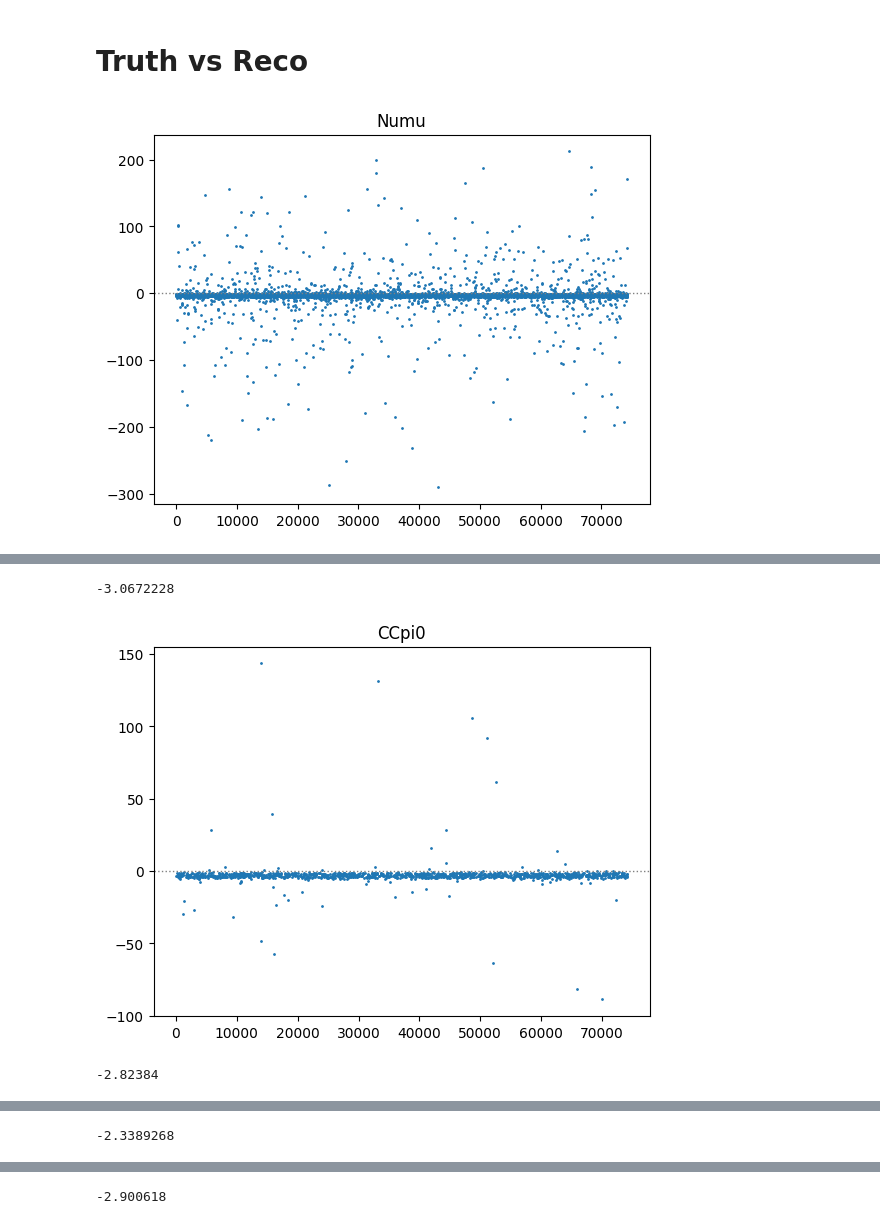
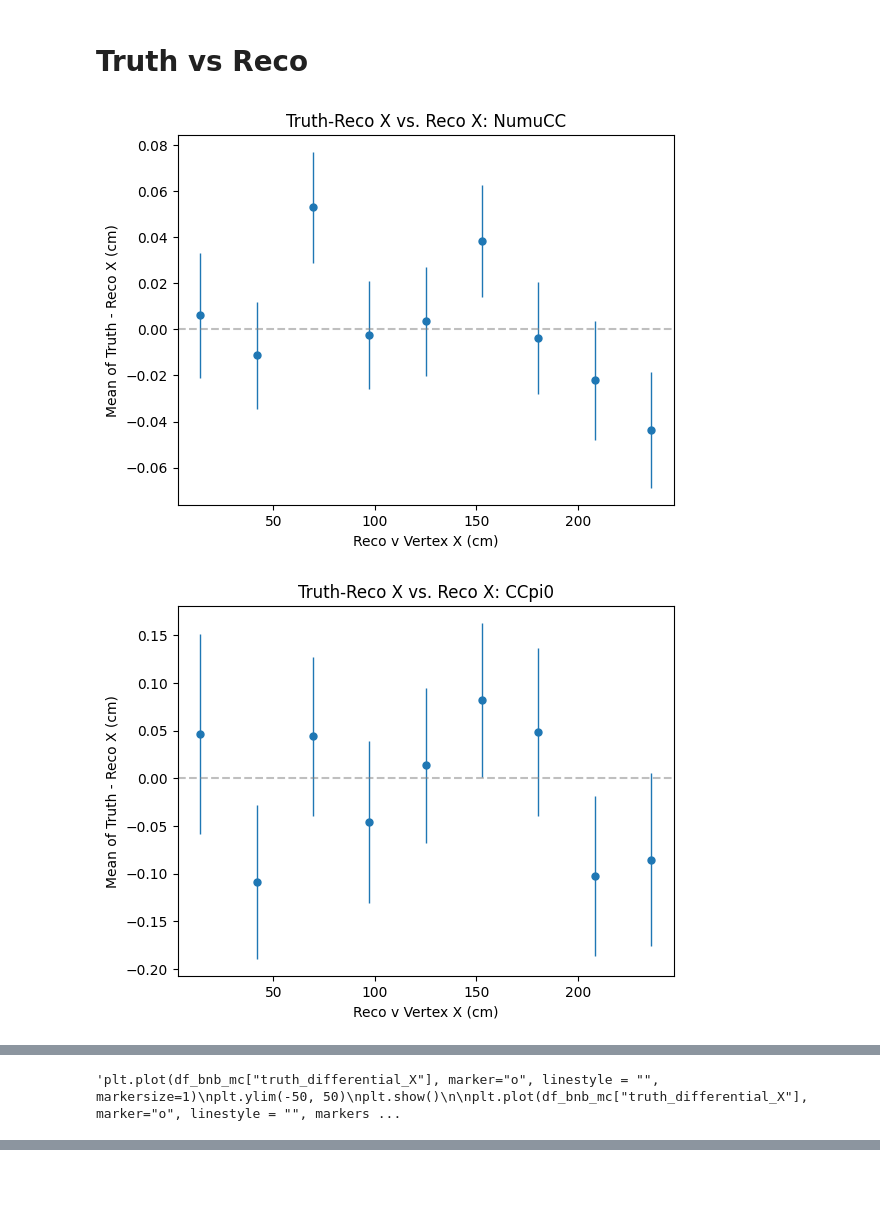
Before and after one commit to yottabyte9/uBoone, a Jupyter notebook: test_mc.ipynb, the cells around one changed output, grey strips where cells are left out. Drawn from its saved outputs; the diff is of its cells as text; code cells hidden in the pictures; blank space fills up the shorter version.

```diff
--- a/test_mc.ipynb
+++ b/test_mc.ipynb
@@ -178,7 +178,7 @@ def load_bnb_data(bnb_data_1_filename):
     df_bnb_data = df_bnb_data.query("evtTimeNS>0")
     return df_bnb_data
 
-df_bnb_mc = load_bnb_data("vg15_52_1.root")
+df_bnb_mc = load_bnb_data("vg13_max15.root")
 # %%
 df_bnb_mc_orig = pd.read_pickle("../df_bnb_new_mc_velocity_full.pkl")
 # %% [markdown]
@@ -229,7 +229,7 @@ def merge_time(df):
             continue
 
         gap=bnb_gap
-        Shift=-4.0869+0.1295+18.936/2
+        Shift=-4.1692+bnb_gap*0.5+0.1723
         TThelp=0
 
         TThelp = evtTimeNS[i]-Shift+gap*0.5
@@ -1283,3 +1334,6 @@ plt.show()
 [figure]
 # %% [markdown]
 # Truth vs Reco
+# %%
+df_bnb_mc["truth_differential_X"] = df_bnb_mc["truth_corr_nuvtxX"] - df_bnb_mc["reco_nuvtxX"]
+df_bnb_mc["truth_differential_abs_X"] = np.abs(df_bnb_mc["truth_differential_X"])
@@ -1286,30 +1366,25 @@ plt.show()
 # %%
-plt.plot(df_bnb_mc.query("numu_score > 0.9")["truth_vtxX"]-df_bnb_mc.query("numu_score > 0.9")["reco_nuvtxX"], marker="o", linestyle = "", markersize=1)
-plt.axhline(0, color='gray', linestyle=':', linewidth=1)
-plt.title("Numu")
+plot_truth_diff_vs_reco_x("truth_differential_X", np.linspace(0, 250, 10), "numu_score > 0.9")
 plt.show()
-total_diff = (df_bnb_mc.query("numu_score > 0.9")["truth_vtxX"] - df_bnb_mc.query("numu_score > 0.9")["reco_nuvtxX"]).sum()
-print(total_diff/len(df_bnb_mc.query("numu_score > 0.9")))
 
-plt.plot(df_bnb_mc.query(CCpi0_query)["truth_vtxX"]-df_bnb_mc.query(CCpi0_query)["reco_nuvtxX"], marker="o", linestyle = "", markersize=1)
-plt.axhline(0, color='gray', linestyle=':', linewidth=1)
-plt.title("CCpi0")
+plot_truth_diff_vs_reco_x("truth_differential_X", np.linspace(0, 250, 10), CCpi0_query)
 plt.show()
-total_diff = (df_bnb_mc.query(CCpi0_query)["truth_vtxX"] - df_bnb_mc.query(CCpi0_query)["reco_nuvtxX"]).sum()
-print(total_diff/len(df_bnb_mc.query(CCpi0_query)))
 
-plt.plot(df_bnb_mc.query(NCpi0_query)["truth_vtxX"]-df_bnb_mc.query(NCpi0_query)["reco_nuvtxX"], marker="o", linestyle = "", markersize=1)
-plt.axhline(0, color='gray', linestyle=':', linewidth=1)
-plt.title("NCpi0")
+plot_truth_diff_vs_reco_x("truth_differential_X", np.linspace(0, 250, 10), NCpi0_query)
 plt.show()
-total_diff = (df_bnb_mc.query(NCpi0_query)["truth_vtxX"] - df_bnb_mc.query(NCpi0_query)["reco_nuvtxX"]).sum()
-print(total_diff/len(df_bnb_mc.query(NCpi0_query)))
 
-plt.plot(df_bnb_mc.query("nue_score>4")["truth_vtxX"]-df_bnb_mc.query("nue_score>4")["reco_nuvtxX"], marker="o", linestyle = "", markersize=1)
-plt.axhline(0, color='gray', linestyle=':', linewidth=1)
-plt.title("Nue")
+plot_truth_diff_vs_reco_x("truth_differential_X", np.linspace(0, 250, 10), "nue_score > 4")
 plt.show()
-total_diff = (df_bnb_mc.query("nue_score>4")["truth_vtxX"] - df_bnb_mc.query("nue_score>4")["reco_nuvtxX"]).sum()
-print(total_diff/len(df_bnb_mc.query("nue_score>4")))
+
+plot_merge_time_spread("truth_differential_X", np.linspace(-20, 20, 6), 30)
+
+'''plt.plot(df_bnb_mc["truth_differential_X"], marker="o", linestyle = "", markersize=1)
+plt.ylim(-50, 50)
+plt.show()
+
+plt.plot(df_bnb_mc["truth_differential_X"], marker="o", linestyle = "", markersize=1)
+plt.ylim(0, 50)
+plt.show()'''
 # %% [output]
-[figure, old version]
+[figure, new version]
+[figure, new version]
@@ -1316,3 +1393 @@ print(total_diff/len(df_bnb_mc.query("nue_score>4")))
--3.0672228
+'plt.plot(df_bnb_mc["truth_differential_X"], marker="o", linestyle = "", markersize=1)\nplt.ylim(-50, 50)\nplt.show()\n\nplt.plot(df_bnb_mc["truth_differential_X"], marker="o", linestyle = "", markers ...
-[figure, old version]
--2.82384
@@ -1320 +1393,0 @@ print(total_diff/len(df_bnb_mc.query("nue_score>4")))
--2.3389268
@@ -1322 +1393,0 @@ print(total_diff/len(df_bnb_mc.query("nue_score>4")))
--2.900618
```
Also changed, not shown: parts of 38 cells of this notebook.
